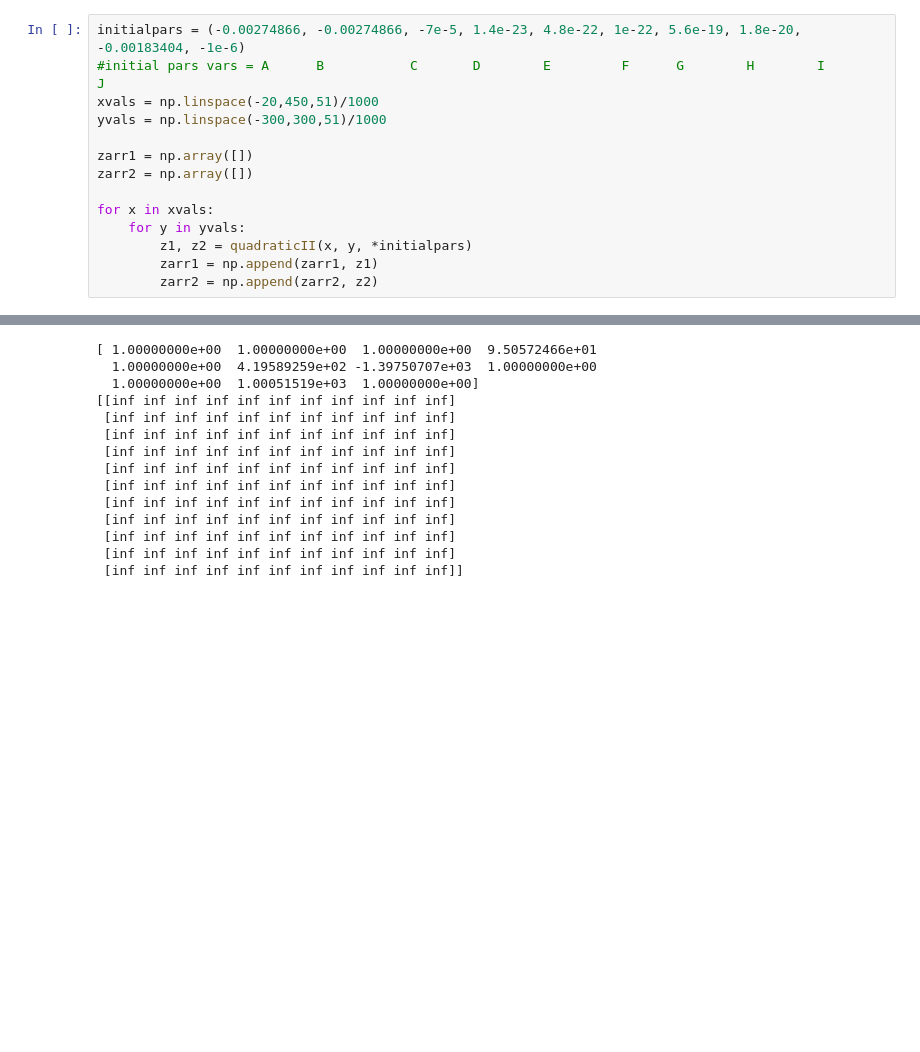
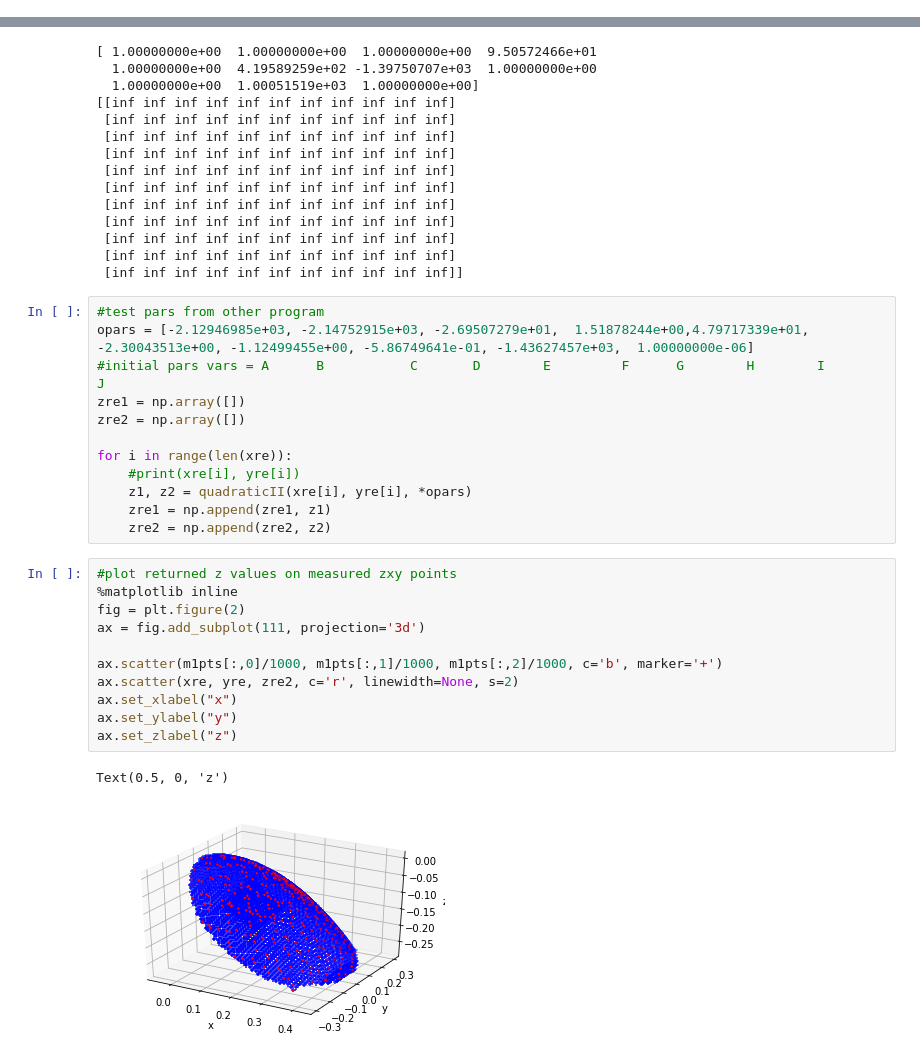
Before and after one commit to seamusomurchu/graspoutputs, a Jupyter notebook: zpointsonxysurfv2.ipynb, the cells around one changed output, grey strips where cells are left out. Drawn from its saved outputs; the diff is of its cells as text; blank space fills up the shorter version.

Commit message:
adding script which returns params and modified old scipt to test those params

```diff
--- a/zpointsonxysurfv2.ipynb
+++ b/zpointsonxysurfv2.ipynb
@@ -39,17 +40,3 @@ def quadraticIII(x, y, a, b, c, d, e, f, g, h, i, j):
         z1 =  (-(e*x + f*y + i) + np.sqrt(delta)) / (2*c)
         z2 =  (-(e*x + f*y + i) - np.sqrt(delta)) / (2*c)
     return z2
-# %%
-initialpars = (-0.00274866, -0.00274866, -7e-5, 1.4e-23, 4.8e-22, 1e-22, 5.6e-19, 1.8e-20, -0.00183404, -1e-6)
-#initial pars vars = A      B           C       D        E         F      G        H        I            J
-xvals = np.linspace(-20,450,51)/1000
-yvals = np.linspace(-300,300,51)/1000
-
-zarr1 = np.array([])
-zarr2 = np.array([])
-
-for x in xvals:
-    for y in yvals:
-        z1, z2 = quadraticII(x, y, *initialpars)
-        zarr1 = np.append(zarr1, z1)
-        zarr2 = np.append(zarr2, z2)
@@ -179,3 +146,29 @@ print(pcov)
  [inf inf inf inf inf inf inf inf inf inf inf]
  [inf inf inf inf inf inf inf inf inf inf inf]
  [inf inf inf inf inf inf inf inf inf inf inf]]
+# %%
+#test pars from other program
+opars = [-2.12946985e+03, -2.14752915e+03, -2.69507279e+01,  1.51878244e+00,4.79717339e+01, -2.30043513e+00, -1.12499455e+00, -5.86749641e-01, -1.43627457e+03,  1.00000000e-06]
+#initial pars vars = A      B           C       D        E         F      G        H        I            J
+zre1 = np.array([])
+zre2 = np.array([])
+
+for i in range(len(xre)):
+    #print(xre[i], yre[i])
+    z1, z2 = quadraticII(xre[i], yre[i], *opars)
+    zre1 = np.append(zre1, z1)
+    zre2 = np.append(zre2, z2)
+# %%
+#plot returned z values on measured zxy points
+%matplotlib inline
+fig = plt.figure(2)
+ax = fig.add_subplot(111, projection='3d')
+
+ax.scatter(m1pts[:,0]/1000, m1pts[:,1]/1000, m1pts[:,2]/1000, c='b', marker='+')
+ax.scatter(xre, yre, zre2, c='r', linewidth=None, s=2)
+ax.set_xlabel("x")
+ax.set_ylabel("y")
+ax.set_zlabel("z")
+# %% [output]
+Text(0.5, 0, 'z')
+[figure, added]
```
Also changed, not shown: parts of 15 cells of this notebook, 2 other files.
